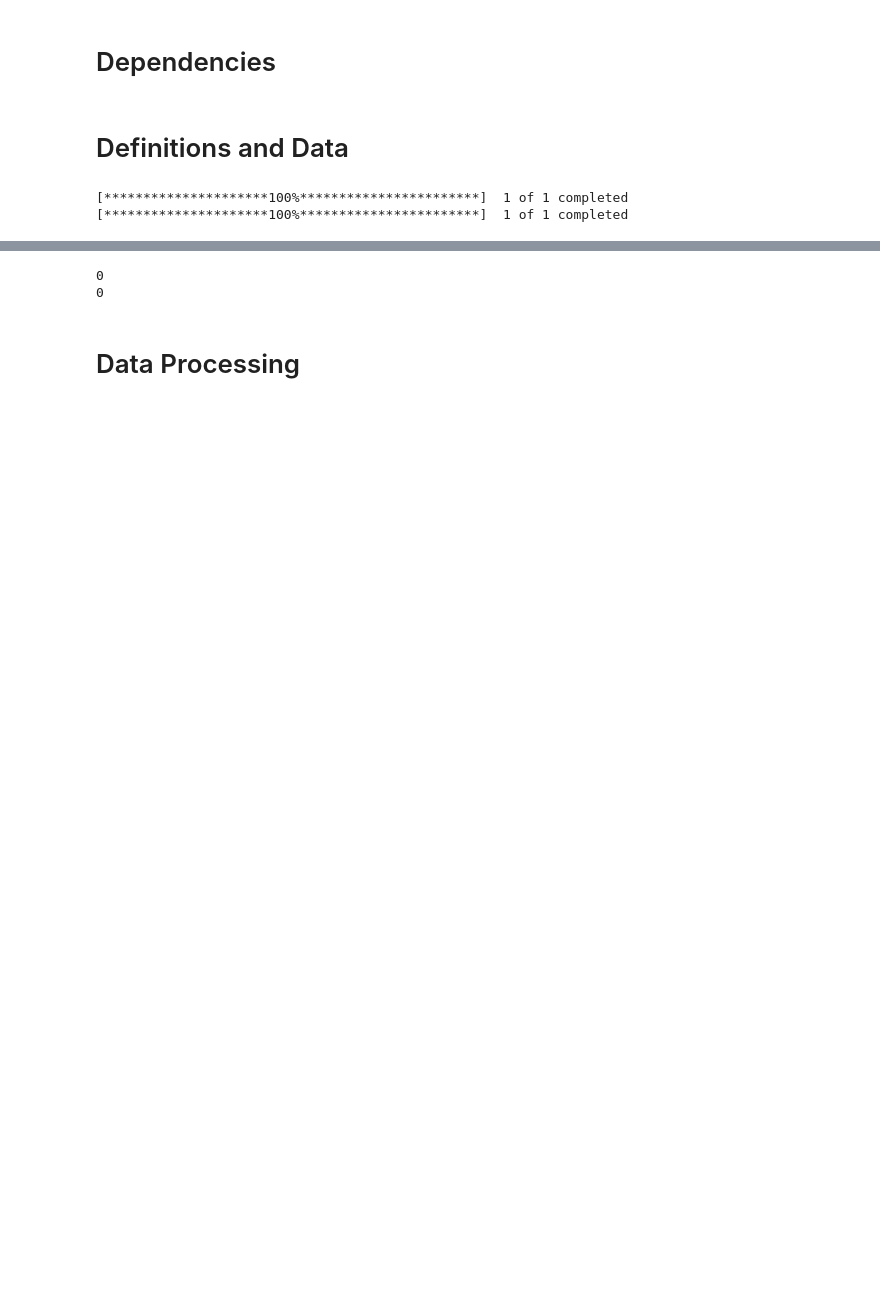
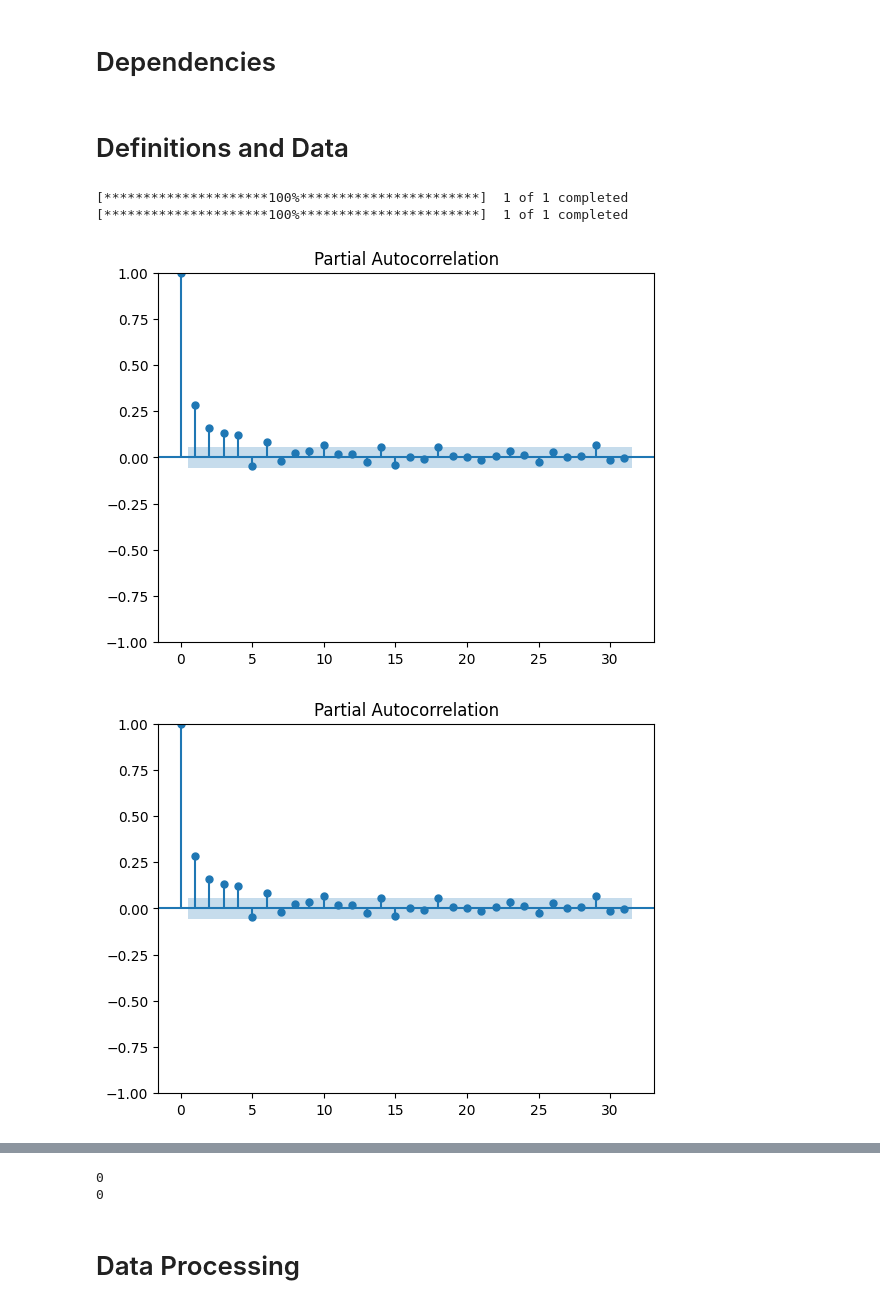
Before and after one commit to david-meltzer/ML_finance, a Jupyter notebook: personal/Eigenportfolios.ipynb, the cells around one changed output, grey strips where cells are left out. Saved outputs shown, nothing was run; the diff lists cells and outputs as text; code cells hidden in the pictures; blank space fills up the shorter version.

Commit message:
added pacf plots for eigenportfolios

```diff
--- a/personal/Eigenportfolios.ipynb
+++ b/personal/Eigenportfolios.ipynb
@@ -141,6 +141,11 @@ DJI_index = download_stocks('^DJI')['Adj Close']
 # %% [output]
 [*********************100%***********************]  1 of 1 completed
 [*********************100%***********************]  1 of 1 completed
+# %%
+plot_pacf(SP_idx_returns**2)
+# %% [output]
+[figure, added]
+[figure, added]
 # %%
 SP_idx_returns = SP_index.pct_change().dropna()
 DJI_idx_returns = DJI_index.pct_change().dropna()
```
Also changed, not shown: parts of 43 cells of this notebook, 1 other file.
